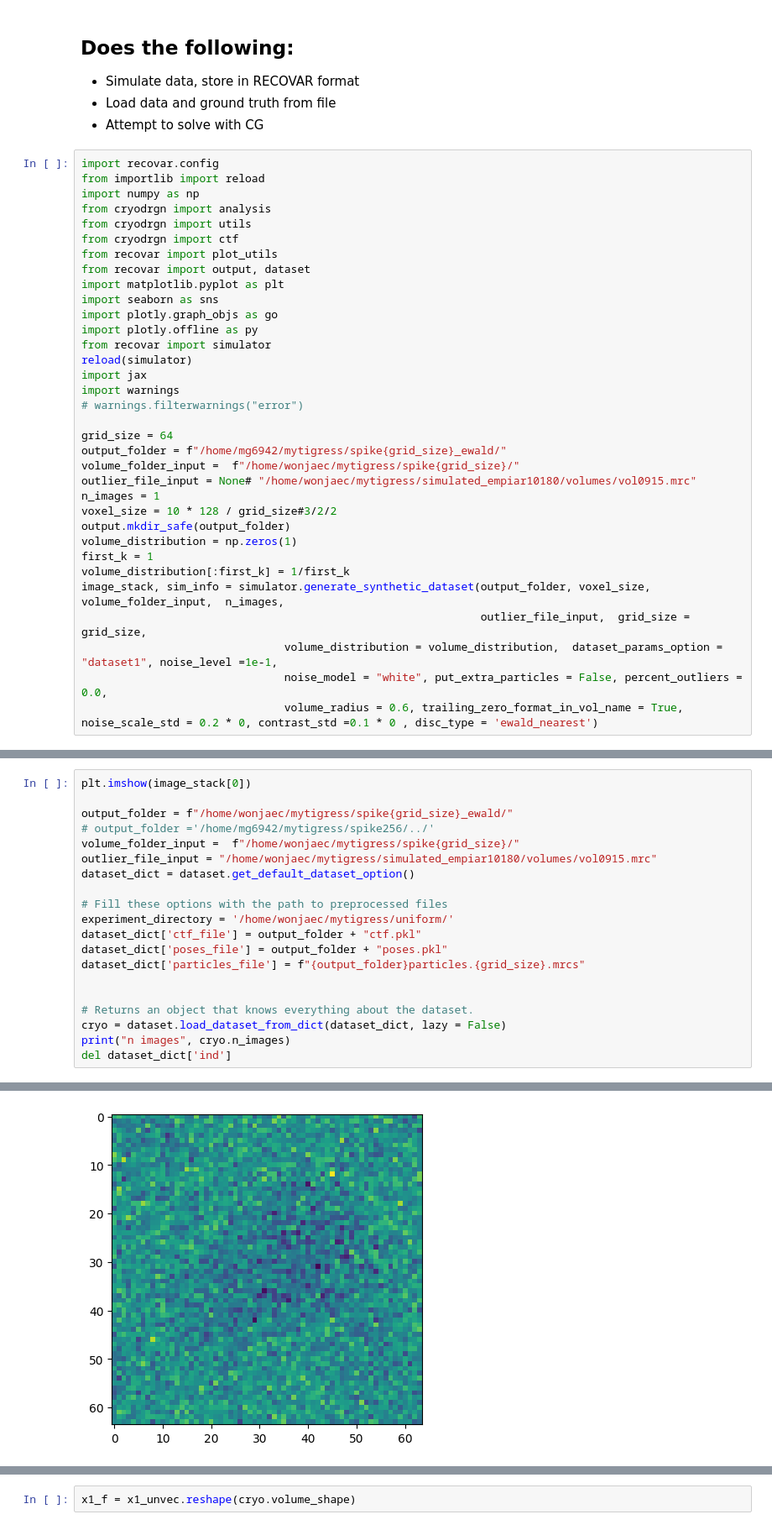
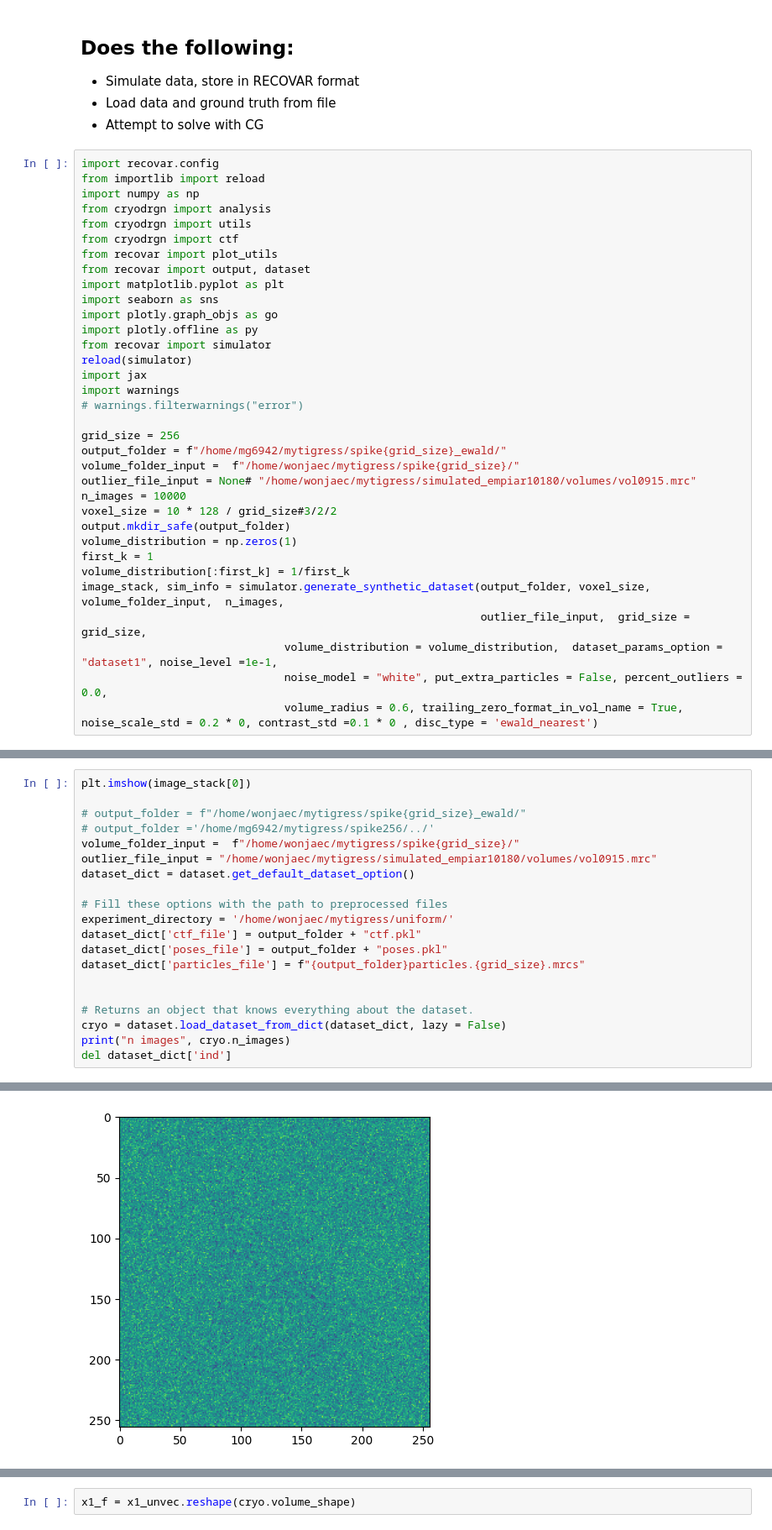
Before and after one commit to ma-gilles/recovar, a Jupyter notebook: ewald_test_cg.ipynb, the cells around one changed output, grey strips where cells are left out. Shown at 84% size. Cells and saved outputs as stored; diff of their text form.

```diff
--- a/ewald_test_cg.ipynb
+++ b/ewald_test_cg.ipynb
@@ -22,11 +22,11 @@ import jax
 import warnings
 # warnings.filterwarnings("error")
 
-grid_size = 64
+grid_size = 256
 output_folder = f"/home/mg6942/mytigress/spike{grid_size}_ewald/"
 volume_folder_input =  f"/home/wonjaec/mytigress/spike{grid_size}/"
 outlier_file_input = None# "/home/wonjaec/mytigress/simulated_empiar10180/volumes/vol0915.mrc"
-n_images = 1
+n_images = 10000
 voxel_size = 10 * 128 / grid_size#3/2/2
 output.mkdir_safe(output_folder)
 volume_distribution = np.zeros(1)
@@ -58,7 +58,7 @@ image_stack, sim_info = simulator.generate_synthetic_dataset(output_folder, voxe
 # %%
 plt.imshow(image_stack[0])
 
-output_folder = f"/home/wonjaec/mytigress/spike{grid_size}_ewald/"
+# output_folder = f"/home/wonjaec/mytigress/spike{grid_size}_ewald/"
 # output_folder ='/home/mg6942/mytigress/spike256/../'
 volume_folder_input =  f"/home/wonjaec/mytigress/spike{grid_size}/"
 outlier_file_input = "/home/wonjaec/mytigress/simulated_empiar10180/volumes/vol0915.mrc"
@@ -89,4 +89,4 @@ n images 1
-[figure, old version]
+[figure, new version]
 # %%
 # cryo = dataset.load_cryodrgn_dataset( f"{output_folder}particles.{grid_size}.mrcs", output_folder + "poses.pkl", output_folder + "ctf.pkl", lazy = False)
 from recovar import regularization, synthetic_dataset, noise, homogeneous, utils
```
Also changed, not shown: parts of 37 cells of this notebook, 2 other files.
